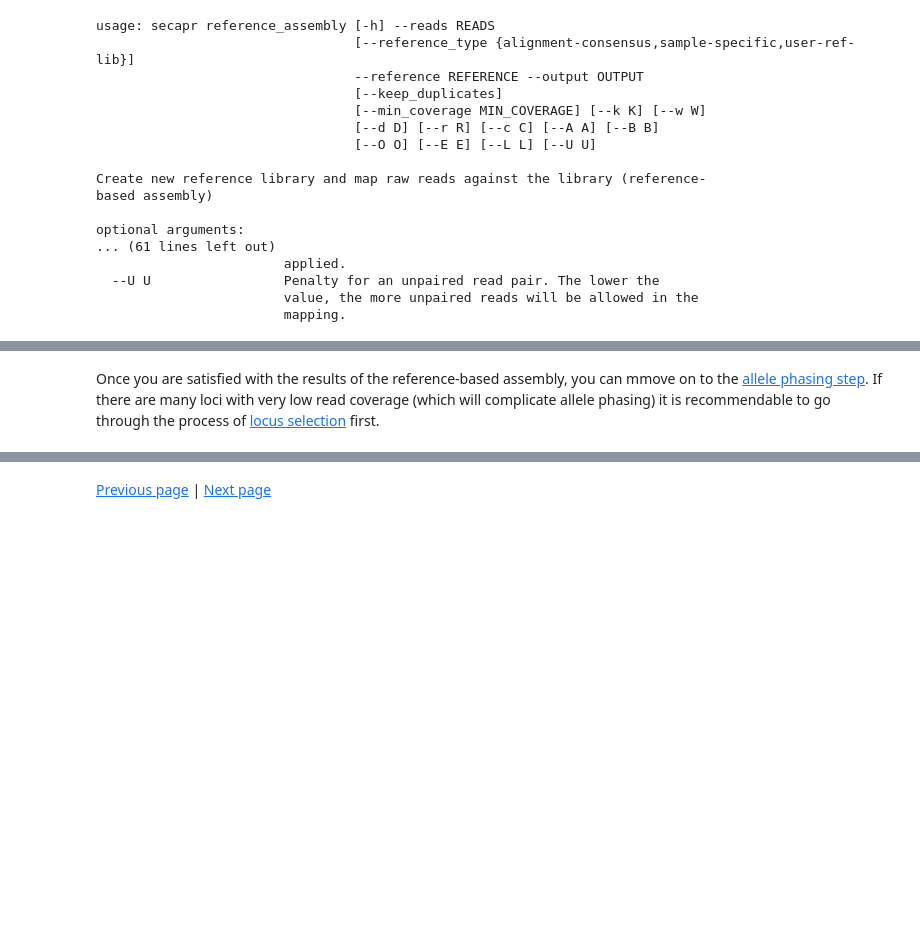
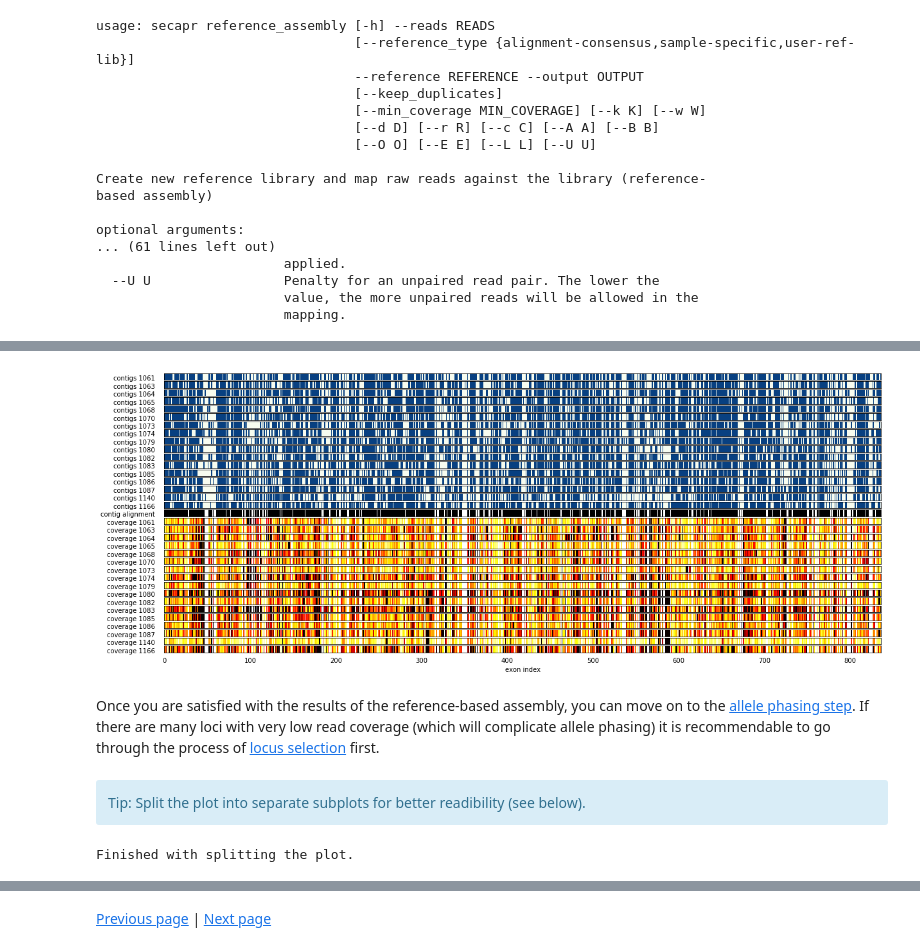
Before and after one commit to AntonelliLab/seqcap_processor, a Jupyter notebook: docs/notebook/reference_assembly.ipynb, the cells around one changed output, grey strips where cells are left out. Drawn from its saved outputs; the diff is of its cells as text; code cells hidden in the pictures; blank space fills up the shorter version.

```diff
--- a/docs/notebook/reference_assembly.ipynb
+++ b/docs/notebook/reference_assembly.ipynb
@@ -51,0 +58,14 @@ optional arguments:
+# %%
+import sys
+sys.path.append("../../src")
+import plot_contig_data_function as secapr_plot
+
+contig_input_file = '../../data/processed/target_contigs/match_table.txt'
+alignment_folder = '../../data/processed/alignments/contig_alignments'
+read_cov_file = '../../data/processed/remapped_reads/average_cov_per_locus.txt'
+read_cov_folder = '/'.join(read_cov_file.split('/')[:-1])
+
+fig = secapr_plot.plot_contigs_alignments_read_cov(contig_input_file,alignment_folder,read_cov_file)
+fig.savefig(os.path.join(read_cov_folder,'contig_exon_coverage_matrix.png'), dpi = 500)
+# %% [output]
+[figure, added]
@@ -52,2 +81,13 @@ optional arguments:
 # %% [markdown]
-Once you are satisfied with the results of the reference-based assembly, you can mmove on to the [allele phasing step](./phasing.ipynb). If there are many loci with very low read coverage (which will complicate allele phasing) it is recommendable to go through the process of [locus selection](./locus_selection.ipynb) first.
+Once you are satisfied with the results of the reference-based assembly, you can move on to the [allele phasing step](./phasing.ipynb). If there are many loci with very low read coverage (which will complicate allele phasing) it is recommendable to go through the process of [locus selection](./locus_selection.ipynb) first.
+# %% [markdown]
+<div class="alert alert-block alert-info">Tip: Split the plot into separate subplots for better readibility (see below).</div>
+# %%
+import sys
+sys.path.append("../../src")
+import plot_contig_data_function as secapr_plot
+
+images = secapr_plot.plot_contigs_alignments_read_cov(contig_input_file,alignment_folder,read_cov_file,number_of_rows=3)
+print('Finished with splitting the plot.')
+# %% [output]
+Finished with splitting the plot.
```
Also changed, not shown: parts of 5 cells of this notebook, 8 other files.
